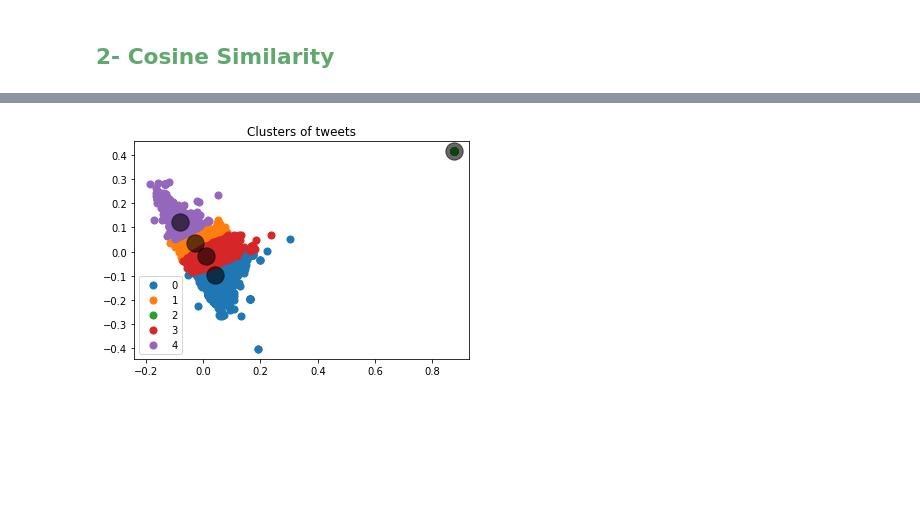
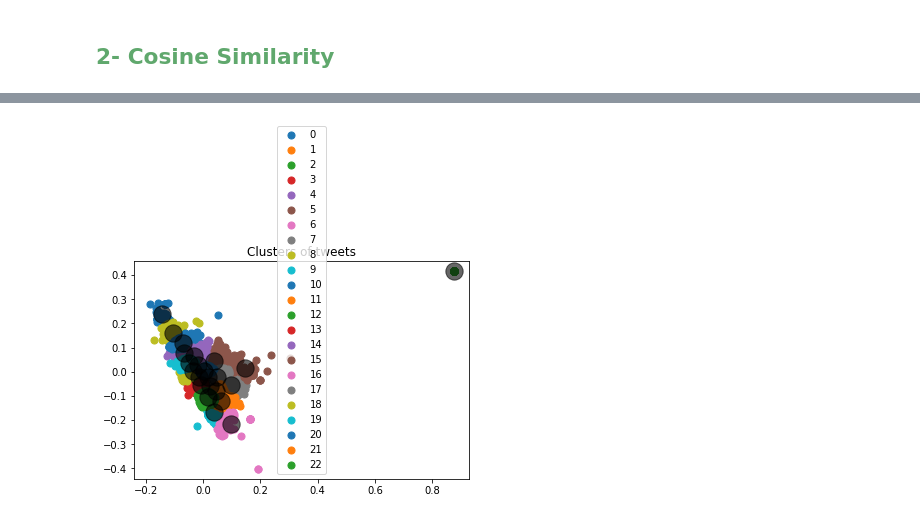
Before and after one commit to GhazwaMa/Tweets-analysis, a Jupyter notebook: NLP+Clustering.ipynb, the cells around one changed output, grey strips where cells are left out. Saved outputs shown, nothing was run; the diff lists cells and outputs as text; code cells hidden in the pictures; blank space fills up the shorter version.

```diff
--- a/NLP+Clustering.ipynb
+++ b/NLP+Clustering.ipynb
@@ -223,7 +264,7 @@ X = model[model.wv.vocab]
 # %%
 from nltk.cluster import KMeansClusterer
 import nltk
-NUM_CLUSTERS=5
+NUM_CLUSTERS=7
 kclusterer = KMeansClusterer(NUM_CLUSTERS, distance=nltk.cluster.util.cosine_distance, repeats=25)
 assigned_clusters = kclusterer.cluster(X, assign_clusters=True)
 print (assigned_clusters)
@@ -331,7 +421,7 @@ for num, centroid in enumerate(common_words):
 from sklearn.decomposition import PCA
 
 from sklearn.cluster import KMeans
-n_clusters = 5
+n_clusters = 23
 sklearn_pca = PCA(n_components = 2)
 Y_sklearn = sklearn_pca.fit_transform(tf_idf_array)
 kmeans = KMeans(n_clusters= n_clusters, max_iter=600, algorithm = 'auto')
@@ -353 +443 @@ Wall time: 444 ms
-[figure, old version]
+[figure, new version]
```
Also changed, not shown: parts of 10 cells of this notebook.
